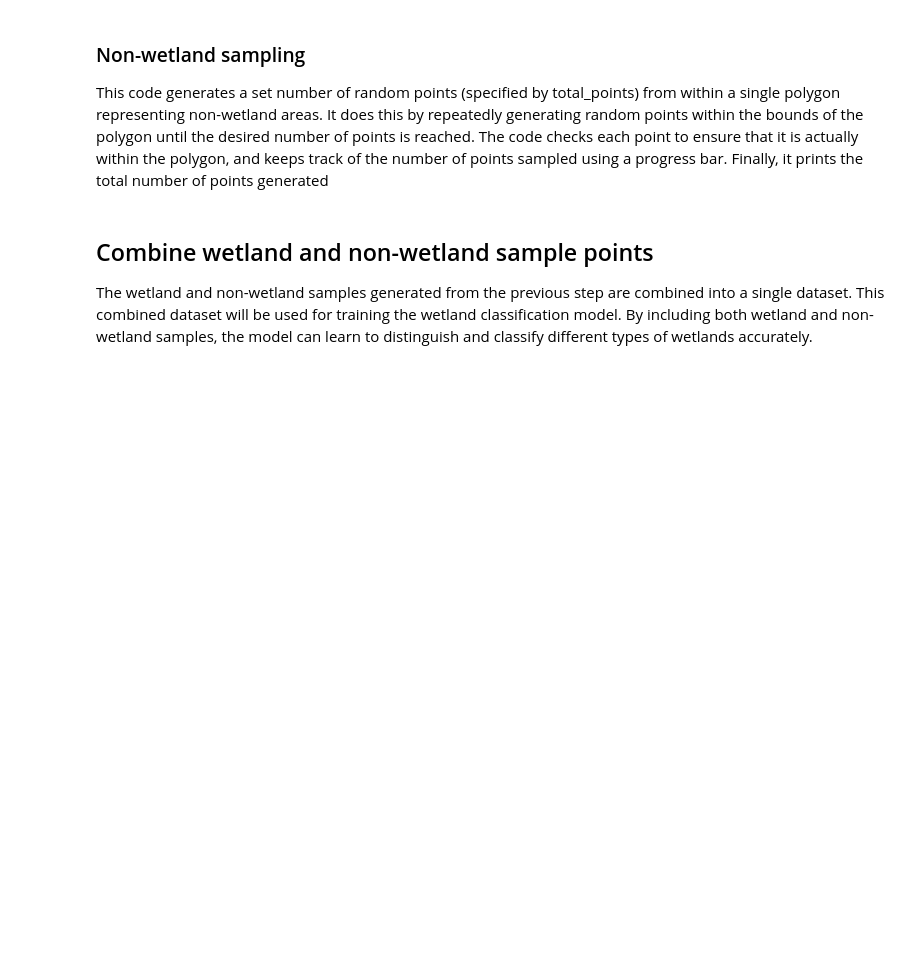
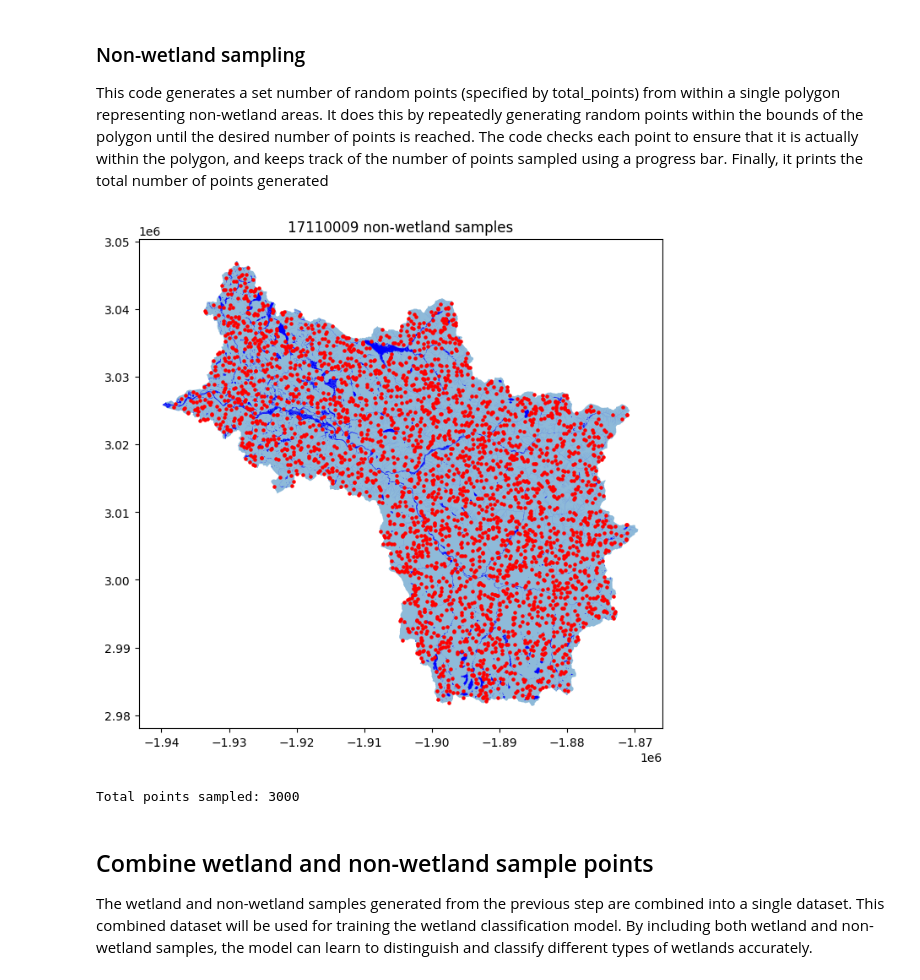
Before and after one commit to teal-waters/deafrica-wetland, a Jupyter notebook: Workflow-notebooks/01_Training_data_preparation.ipynb, the cells around one changed output. Drawn from its saved outputs; the diff is of its cells as text; code cells hidden in the pictures; blank space fills up the shorter version.

```diff
--- a/Workflow-notebooks/01_Training_data_preparation.ipynb
+++ b/Workflow-notebooks/01_Training_data_preparation.ipynb
@@ -332,39 +385,49 @@ This code generates a set number of random points (specified by total_points) fr
 # Set the total number of points to sample within the AOI
 total_points = 3000
 
 # Sample points from the AOI using simple random sampling
-bounds = aoi_boundaries_gdf.total_bounds
+bounds = aoi_geopolygon_gdf.to_crs(nwi.crs).total_bounds
 
 non_wetland_points = []
 with tqdm(total=total_points) as pbar:  # set up the progress bar
     while len(non_wetland_points) < total_points:
         x = random.uniform(bounds[0], bounds[2])
         y = random.uniform(bounds[1], bounds[3])
         point = (x, y)
 
         # Check if the point is within the AOI and not in any wetland area
-        if aoi_boundaries_gdf.geometry[0].contains(Point(point)) and not any(wetland_inventory_gdf.geometry.contains(Point(point))):
+        if aoi_geopolygon_gdf.to_crs(nwi.crs).geometry[0].contains(
+            Point(point)
+        ) and not any(wetland_inventory_gdf.geometry.contains(Point(point))):
             non_wetland_points.append(point)
             pbar.update(1)  # update the progress bar
 
 # Convert the points list to a GeoDataFrame
-non_wetland_samples_gdf = gpd.GeoDataFrame(geometry=gpd.points_from_xy(
-    [p[0] for p in non_wetland_points], [p[1] for p in non_wetland_points]))
+non_wetland_samples_gdf = gpd.GeoDataFrame(
+    geometry=gpd.points_from_xy(
+        [p[0] for p in non_wetland_points], [p[1] for p in non_wetland_points]
+    )
+)
 
 # Add an ID column with a value of 1 to the GeoDataFrame
 non_wetland_samples_gdf["class_id"] = 0
 # Add a class name column with the value "non-wetland"
 non_wetland_samples_gdf["class_name"] = "Non-wetland"
 
 # Plot the sampled points
 fig, ax = plt.subplots(figsize=(8, 8))
-aoi_boundaries_gdf.plot(ax=ax, alpha=0.5)
-wetland_inventory_gdf.plot(ax=ax, marker='o', color='blue', markersize=5, label='Wetland')
+aoi_geopolygon_gdf.to_crs(nwi.crs).plot(ax=ax, alpha=0.5)
+wetland_inventory_gdf.plot(
+    ax=ax, marker="o", color="blue", markersize=5, label="Wetland"
+)
 non_wetland_samples_gdf.plot(ax=ax, color="red", markersize=5)
 plt.title(f"{prefix} non-wetland samples")
 plt.show()
 
 print(f"Total points sampled: {len(non_wetland_points)}")
+# %% [output]
+[figure, added]
+Total points sampled: 3000
 # %% [markdown]
 ## Combine wetland and non-wetland sample points
 
```
Also changed, not shown: parts of 13 cells of this notebook, 4 other files.
